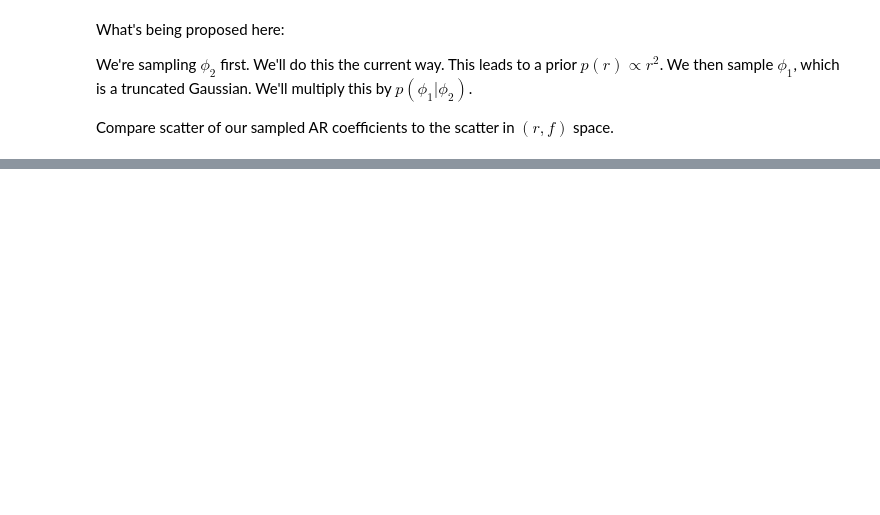
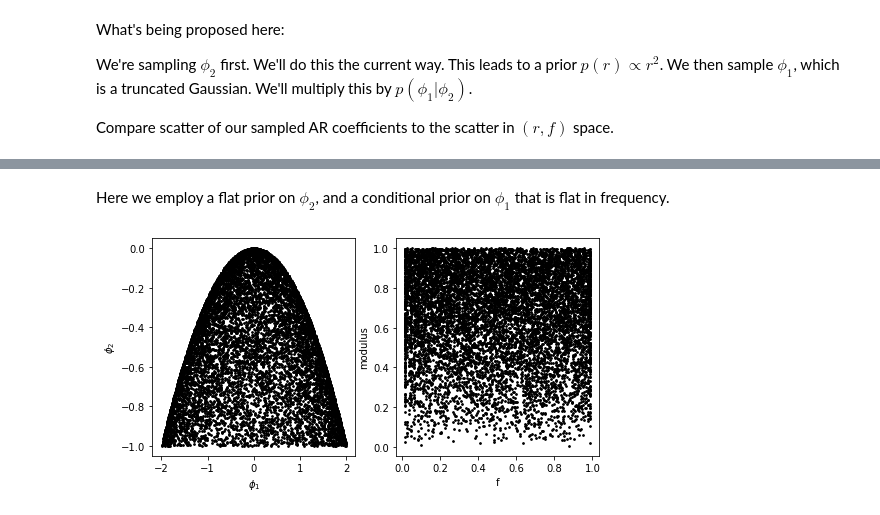
Before and after one commit to AraiKensuke/LOST, a Jupyter notebook: Notebooks/AR2_priors.ipynb, the cells around one changed output, grey strips where cells are left out. Drawn from its saved outputs; the diff is of its cells as text; code cells hidden in the pictures; blank space fills up the shorter version.

```diff
--- a/Notebooks/AR2_priors.ipynb
+++ b/Notebooks/AR2_priors.ipynb
@@ -327,0 +331,53 @@ for phi2 in [-0.99, -0.9, -0.7, -0.5, -0.3, -0.1, -0.05]:
+# %% [markdown]
+Here we employ a flat prior on $\phi_2$, and a conditional prior on $\phi_1$ that is flat in frequency.
+# %%
+#  Sample oscillatory AR(2) coefficients
+
+#  First sample uniform [-2, 2] x [-2, 2]
+#  Reject if c2 < 0.25*(4-c1**2)-1 or c2 > c1+1 if c1 < 0
+#   or c2 > -c1 + 1 if c1 > 0
+
+N = 10000
+c12s = _N.empty((N, 2))
+c12s[:, 1] = -_N.random.rand(N)   #  first find phi2
+urnds = _N.random.rand(N)
+for n in range(N):
+    phi2 = c12s[n, 1]
+    phi1s = _N.linspace(-_N.sqrt(-4*phi2), _N.sqrt(-4*phi2), 1001, endpoint=True)
+    dx   = phi1s[1] - phi1s[0]
+    phi1s_smler = _N.linspace(-_N.sqrt(-4*phi2)+0.5*dx, _N.sqrt(-4*phi2)-0.5*dx, 1001, endpoint=True)
+    pr_phi1 = _N.empty(phi1s.shape[0])
+    pr_phi1[1:-1] = 1 / (_N.sqrt(-phi2) * _N.sqrt(-phi1s[1:-1]**2 - 4*phi2))
+    pr_phi1[0] = pr_phi1[1]*2
+    pr_phi1[-1] = pr_phi1[-2]*2
+
+    cdf = _N.zeros(pr_phi1.shape[0]+1)
+    cdf[1:] = _N.cumsum(pr_phi1)
+    cdf /= cdf[-1]
+    nAt = _N.where((urnds[n] >= cdf[0:-1]) & (urnds[n] < cdf[1:]))[0]
+    c12s[n, 0] = phi1s_smler[nAt[0]]
+
+
+amps = _N.zeros(c12s.shape[0])
+fs   = _N.zeros(c12s.shape[0])
+
+#  lambda_u   is n/2 for data length n
+#  lambda
+for n in range(N):
+    bBdd, iBdd, mag, F_alfa_rep = _arl.ARroots(_N.array([c12s[n, 0], c12s[n, 1]]))
+
+    prt, rank, f, amp = ampAngRep(F_alfa_rep, 1./(Fs/2), f_order=True)
+    amps[n] = amp[0]
+    fs[n] = f[0]
+
+fig = _plt.figure(figsize=(8, 4))
+fig.add_subplot(1, 2, 1)
+suppress = _plt.scatter(c12s[:, 0], c12s[:, 1], s=3, color="black")
+supp = _plt.xlabel("$\phi_1$")
+supp = _plt.ylabel("$\phi_2$")
+fig.add_subplot(1, 2, 2)
+suppress = _plt.scatter(fs, amps, s=3, color="black")
+supp = _plt.xlabel("f")
+supp = _plt.ylabel("modulus")
+# %% [output]
+[figure, added]
```
Also changed, not shown: parts of 5 cells of this notebook.
